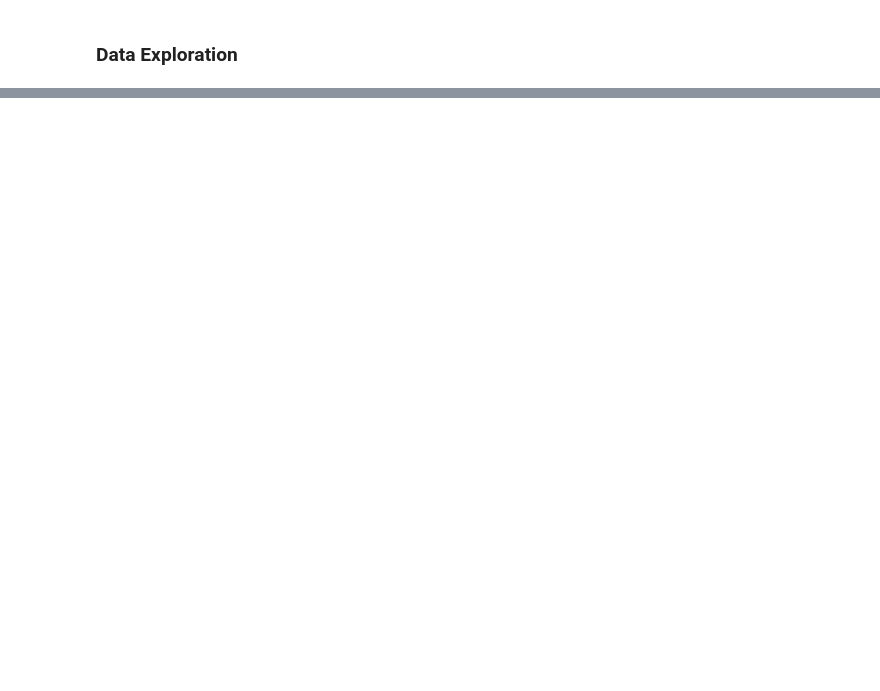
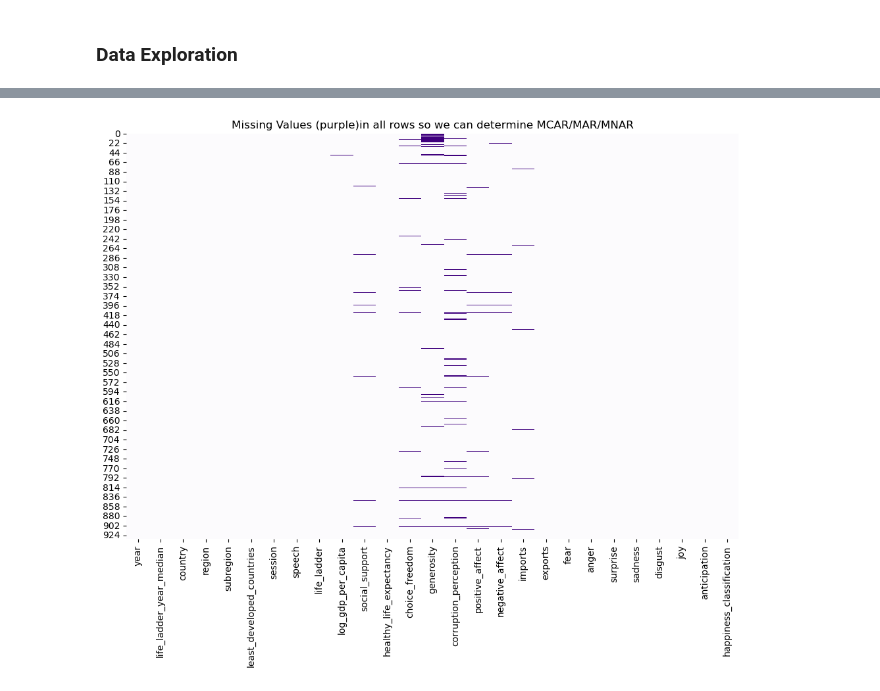
Before and after one commit to alialinush/FDS_A5, a Jupyter notebook: data_exploration.ipynb, the cells around one changed output, grey strips where cells are left out. Cells and saved outputs as stored; diff of their text form; code cells hidden in the pictures; blank space fills up the shorter version.

```diff
--- a/data_exploration.ipynb
+++ b/data_exploration.ipynb
@@ -64,0 +71,18 @@ plt.show()
+# %%
+import seaborn as sns
+import matplotlib.pyplot as plt
+import pandas as pd
+
+# Assuming your DataFrame is named 'df' with the columns you mentioned
+# You can replace 'df' with your actual DataFrame name
+
+# Create a Boolean DataFrame where missing values are True
+missing_values = df.isnull()
+
+# Create a heatmap of missing values
+plt.figure(figsize=(12, 8))
+sns.heatmap(missing_values, cbar=False, cmap='Purples')
+plt.title('Missing Values (purple)in all rows so we can determine MCAR/MAR/MNAR')
+plt.show()
+# %% [output]
+[figure, added]
```
Also changed, not shown: parts of 11 cells of this notebook.
